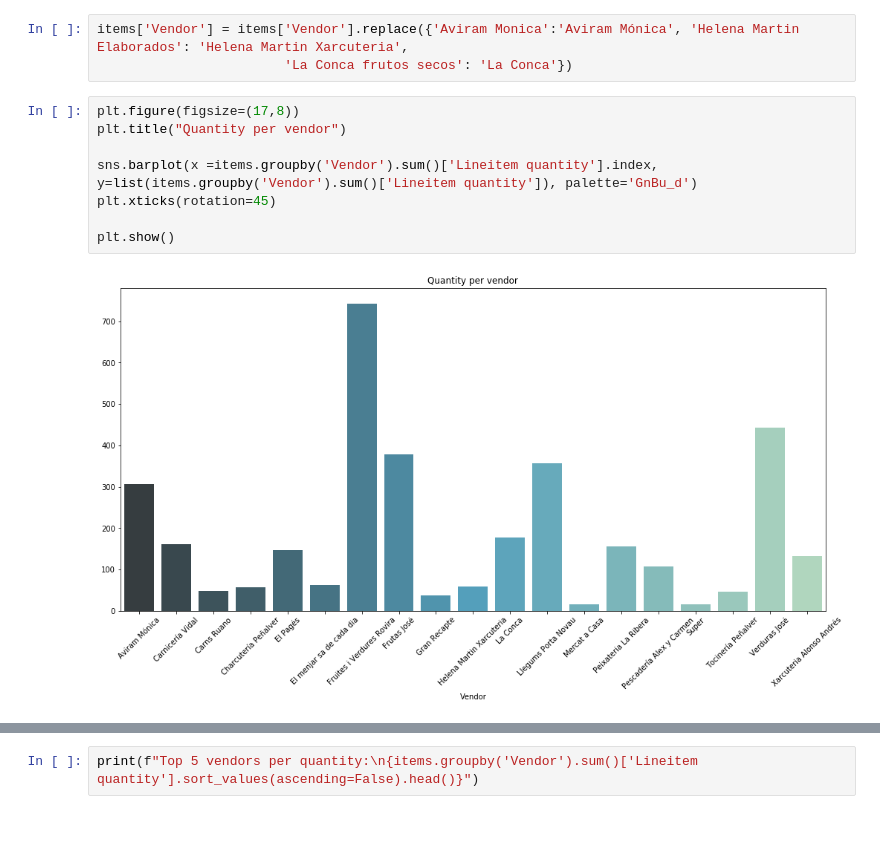
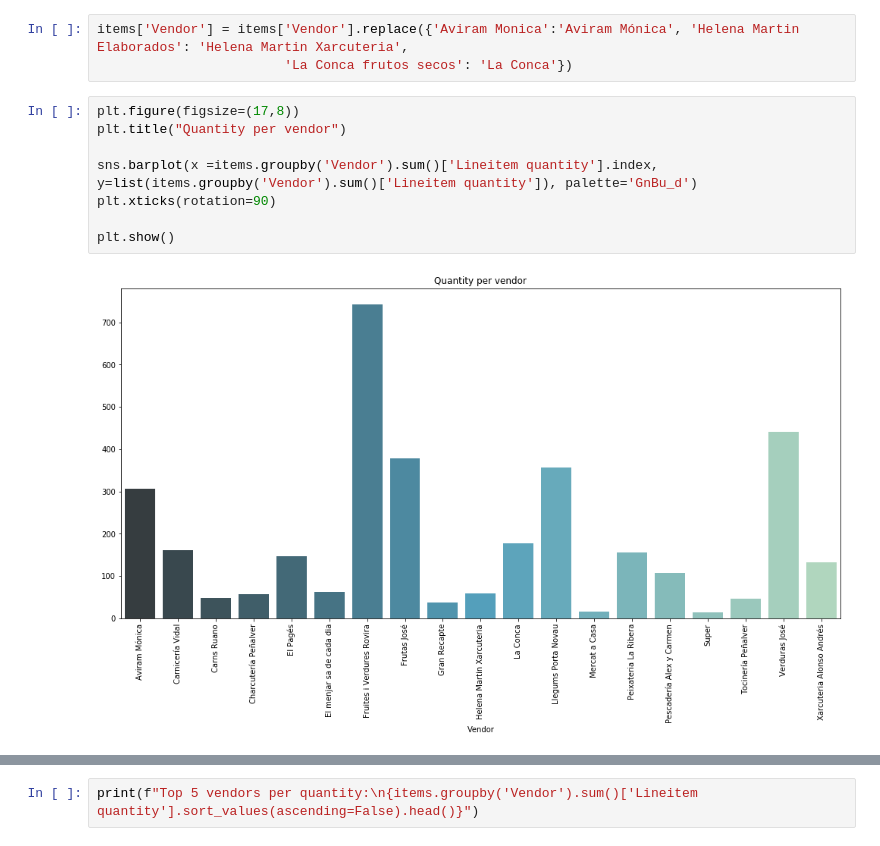
Before and after one commit to adriaferrer/Vimet, a Jupyter notebook: 02. Descriptive statistics/Descriptive_stats_items.ipynb, the cells around one changed output, grey strips where cells are left out. Cells and saved outputs as stored; diff of their text form.

```diff
--- a/02. Descriptive statistics/Descriptive_stats_items.ipynb
+++ b/02. Descriptive statistics/Descriptive_stats_items.ipynb
@@ -203,10 +207,10 @@ items['Vendor'] = items['Vendor'].replace({'Aviram Monica':'Aviram Mónica', 'He
 # %%
 plt.figure(figsize=(17,8))
 plt.title("Quantity per vendor")
 
 sns.barplot(x =items.groupby('Vendor').sum()['Lineitem quantity'].index, y=list(items.groupby('Vendor').sum()['Lineitem quantity']), palette='GnBu_d')
-plt.xticks(rotation=45)
+plt.xticks(rotation=90)
 
 plt.show()
 # %% [output]
-[figure, old version]
+[figure, new version]
```
Also changed, not shown: parts of 9 cells of this notebook, 2 other files.
